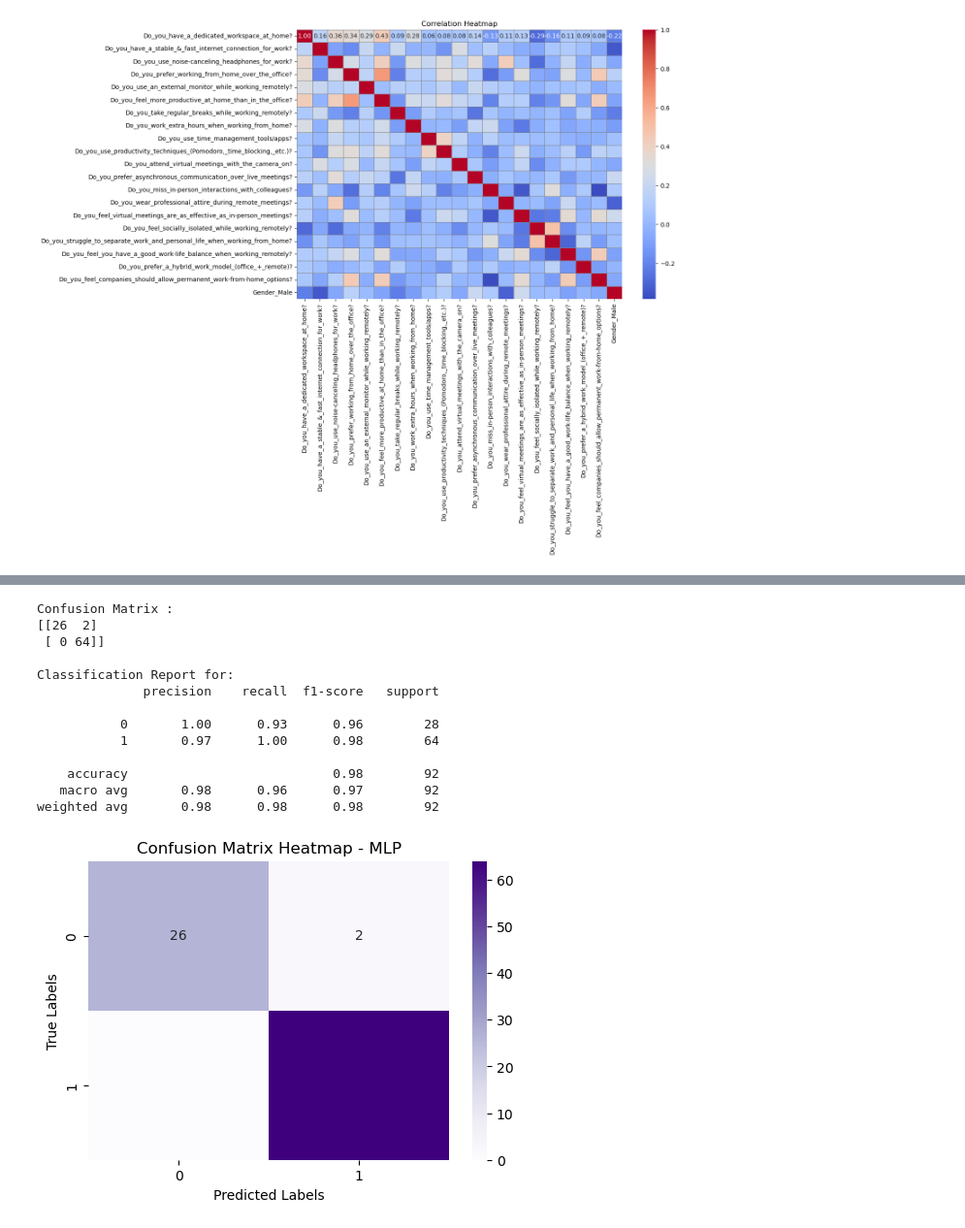
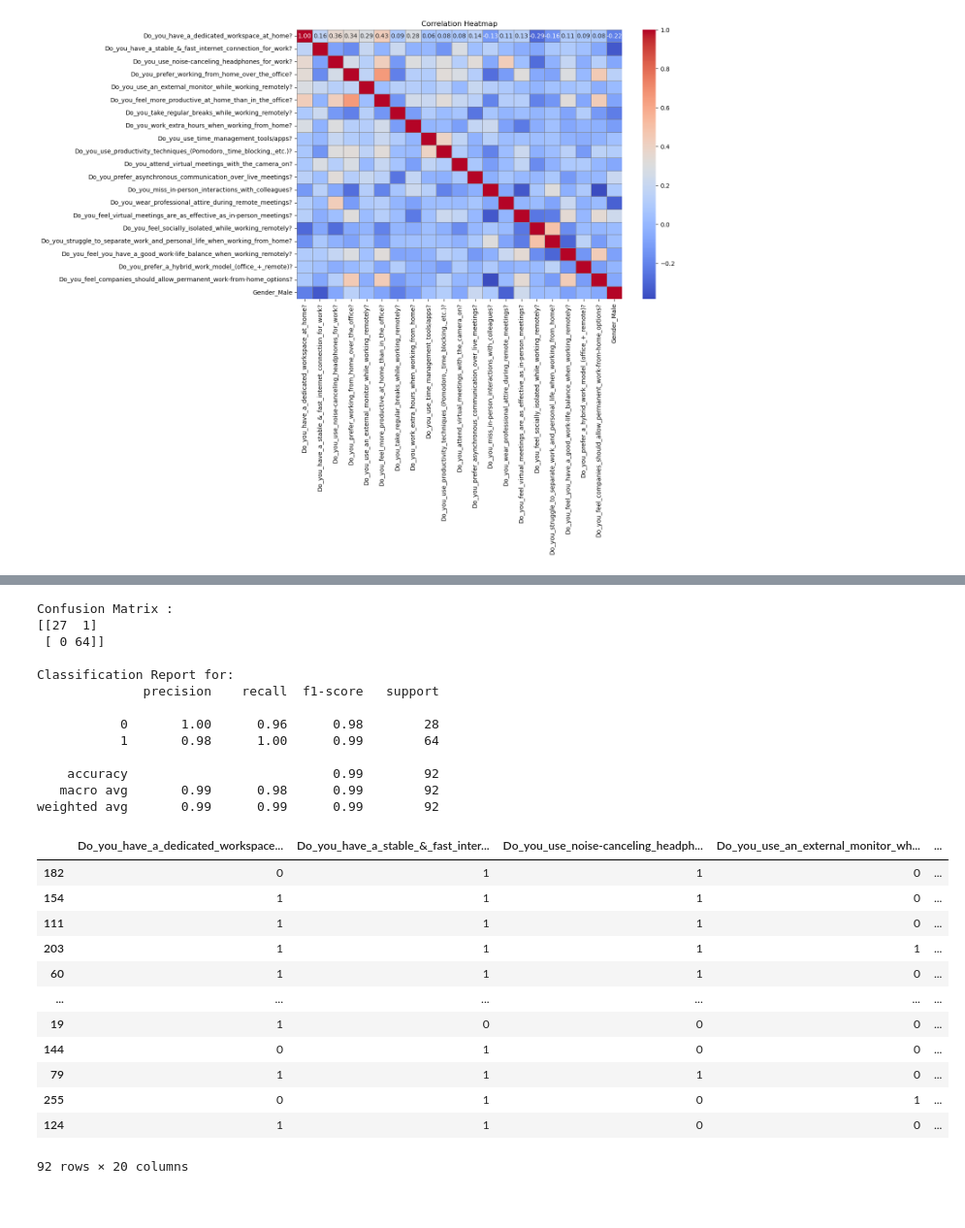
Before and after one commit to Vellon01/ML_College_project, a Jupyter notebook: ML.ipynb, the cells around one changed output, grey strips where cells are left out. Shown: that part at 97% size. Cells and saved outputs as stored; diff of their text form; code cells hidden in the pictures.

```diff
--- a/ML.ipynb
+++ b/ML.ipynb
@@ -107,7 +92,7 @@ plt.show()
 # %%
 mlp=rf_model= MLPClassifier(hidden_layer_sizes=[100,100,100],max_iter=1000)
-mlp.fit(X_train_scaled,y_train)
-y_pred_ann=mlp.predict(X_test_scaled)
+mlp.fit(X_train,y_train)
+y_pred_ann=mlp.predict(X_test)
 
 print("\nConfusion Matrix :")
 print(confusion_matrix(y_test,y_pred_ann))
@@ -115,33 +100,33 @@ print("\nClassification Report for:")
 print(classification_report(y_test, y_pred_ann))
 # %% [output]
 Confusion Matrix :
-[[26  2]
+[[27  1]
  [ 0 64]]
 
 Classification Report for:
               precision    recall  f1-score   support
 
-           0       1.00      0.93      0.96        28
-           1       0.97      1.00      0.98        64
+           0       1.00      0.96      0.98        28
+           1       0.98      1.00      0.99        64
 
-    accuracy                           0.98        92
-   macro avg       0.98      0.96      0.97        92
-weighted avg       0.98      0.98      0.98        92
+    accuracy                           0.99        92
+   macro avg       0.99      0.98      0.99        92
+weighted avg       0.99      0.99      0.99        92
 # %%
-plt.figure(figsize=(6,4))
-sns.heatmap(
-    confusion_matrix(y_test,y_pred_ann),
-    annot=True,
-    fmt='d',
-    cmap='Purples',
-    xticklabels=np.unique(y_test),
-    yticklabels=np.unique(y_test)
-    )
-plt.xlabel('Predicted Labels')
-plt.ylabel('True Labels')
-plt.title('Confusion Matrix Heatmap - MLP')
-plt.show()
+X_test
 # %% [output]
-[figure, removed]
+|  | Do_you_have_a_dedicated_workspace... | Do_you_have_a_stable_&_fast_inter... | Do_you_use_noise-canceling_headph... | Do_you_use_an_external_monitor_wh... | ... |
+| 182 | 0 | 1 | 1 | 0 | ... |
+| 154 | 1 | 1 | 1 | 0 | ... |
+| 111 | 1 | 1 | 1 | 0 | ... |
+| 203 | 1 | 1 | 1 | 1 | ... |
+| 60 | 1 | 1 | 1 | 0 | ... |
+| ... | ... | ... | ... | ... | ... |
+| 19 | 1 | 0 | 0 | 0 | ... |
+| 144 | 0 | 1 | 0 | 0 | ... |
+| 79 | 1 | 1 | 1 | 0 | ... |
+| 255 | 0 | 1 | 0 | 1 | ... |
+| 124 | 1 | 1 | 0 | 0 | ... |
+92 rows × 20 columns
 # %%
 rf= RandomForestClassifier(n_estimators=100, random_state=42)
```
Also changed, not shown: parts of 14 cells of this notebook, 1 other file.
